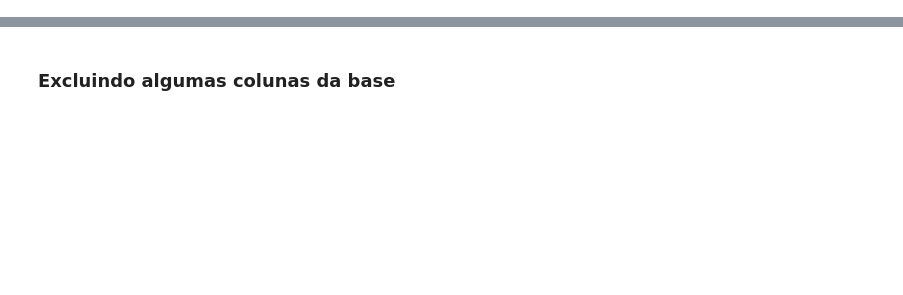
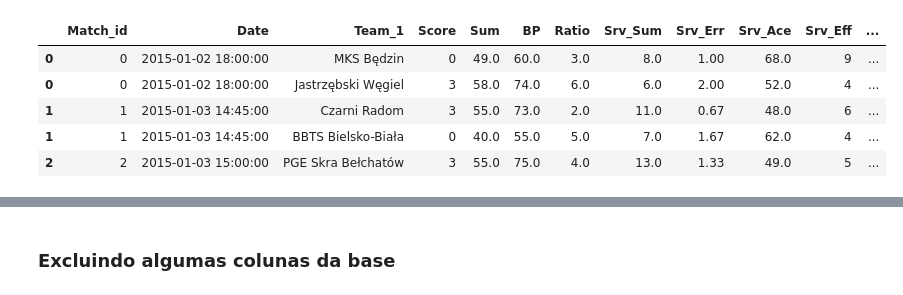
Before and after one commit to JMoniqueMelo/analise-estatisticas-volei, a Jupyter notebook: analise-pontos-bloqueio-volei.ipynb, the cells around one changed output, grey strips where cells are left out. Saved outputs shown, nothing was run; the diff lists cells and outputs as text; code cells hidden in the pictures; blank space fills up the shorter version.

```diff
--- a/analise-pontos-bloqueio-volei.ipynb
+++ b/analise-pontos-bloqueio-volei.ipynb
@@ -38,0 +87,28 @@ df.head()
+# %%
+# Médias por set (Quanto mais tempo o jogo dura, maior é a soma das diferentes estatísticas)
+medias_por_set = ['T1_Sum', 'T1_BP', 'T1_Srv_Sum', 'T1_Srv_Err', 'T1_Srv_Ace', 'T1_Rec_Sum',
+      'T1_Rec_Err', 'T1_Att_Sum', 'T1_Att_Err', 'T1_Att_Blk', 'T1_Att_Kill',
+      'T1_Blk_Sum', 'T1_Blk_As','T2_Sum', 'T2_BP', 'T2_Srv_Sum', 'T2_Srv_Err',
+      'T2_Srv_Ace', 'T2_Rec_Sum', 'T2_Rec_Err', 'T2_Att_Sum', 'T2_Att_Err',
+      'T2_Att_Blk', 'T2_Att_Kill', 'T2_Blk_Sum', 'T2_Blk_As']
+medias_por_set_novas = [f'{c}_SAvg' for c in medias_por_set]
+df_base[medias_por_set_novas] = df_base[medias_por_set].div(df_base['sets'], axis=0)
+# %%
+t1_df = pd.concat([df_base[['Match_id', 'Date', 'Team_1', 'T1_Score']], df_base.loc[:, 'T1_Sum': 'T1_Blk_As'], df_base.loc[:, 'T1_Sum_SAvg':'T1_Blk_As_SAvg']], axis=1)
+t2_df = pd.concat([df_base[['Match_id', 'Date', 'Team_2', 'T2_Score']], df_base.loc[:, 'T2_Sum': 'T2_Blk_As'], df_base.loc[:, 'T2_Sum_SAvg':'T2_Blk_As_SAvg']], axis=1)
+t1_df['Oponente'] = df_base['Team_2']
+t2_df['Oponente'] = df_base['Team_1']
+# %%
+# Combinando os datasets para que cada linha seja para a performance de um time
+concatenacao_colunas = {x: y for x, y in zip(t2_df.columns, t1_df.columns)}
+time_perf_df = pd.concat([t1_df, t2_df.rename(columns=concatenacao_colunas)])
+time_perf_df.columns = time_perf_df.columns.str.replace('T1_', '')
+# %%
+time_perf_df.sort_values('Date', ascending=True).head()
+# %% [output]
+|  | Match_id | Date | Team_1 | Score | Sum | BP | Ratio | Srv_Sum | Srv_Err | Srv_Ace | Srv_Eff | ... |
+| 0 | 0 | 2015-01-02 18:00:00 | MKS Będzin | 0 | 49.0 | 60.0 | 3.0 | 8.0 | 1.00 | 68.0 | 9 | ... |
+| 0 | 0 | 2015-01-02 18:00:00 | Jastrzębski Węgiel | 3 | 58.0 | 74.0 | 6.0 | 6.0 | 2.00 | 52.0 | 4 | ... |
+| 1 | 1 | 2015-01-03 14:45:00 | Czarni Radom | 3 | 55.0 | 73.0 | 2.0 | 11.0 | 0.67 | 48.0 | 6 | ... |
+| 1 | 1 | 2015-01-03 14:45:00 | BBTS Bielsko-Biała | 0 | 40.0 | 55.0 | 5.0 | 7.0 | 1.67 | 62.0 | 4 | ... |
+| 2 | 2 | 2015-01-03 15:00:00 | PGE Skra Bełchatów | 3 | 55.0 | 75.0 | 4.0 | 13.0 | 1.33 | 49.0 | 5 | ... |
```
Also changed, not shown: parts of 38 cells of this notebook.
